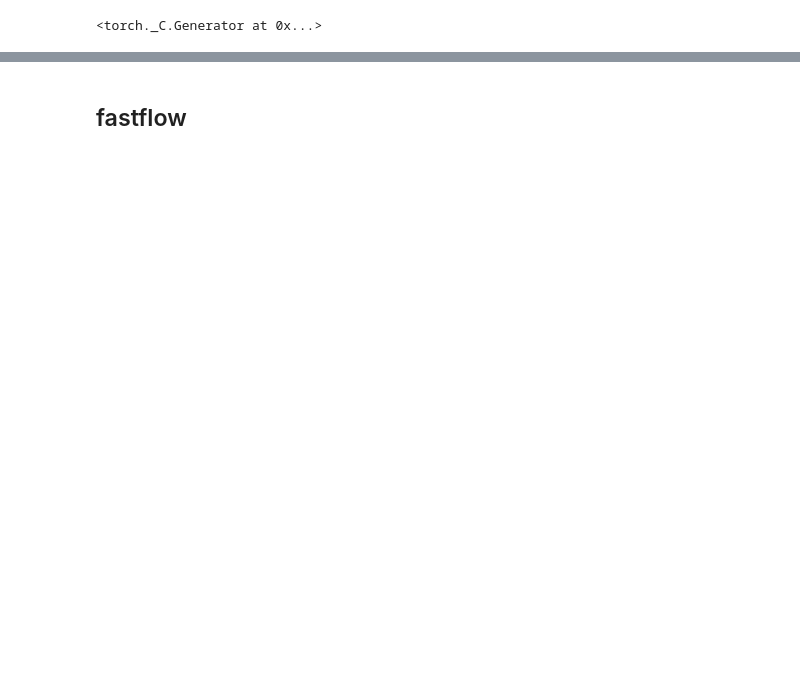
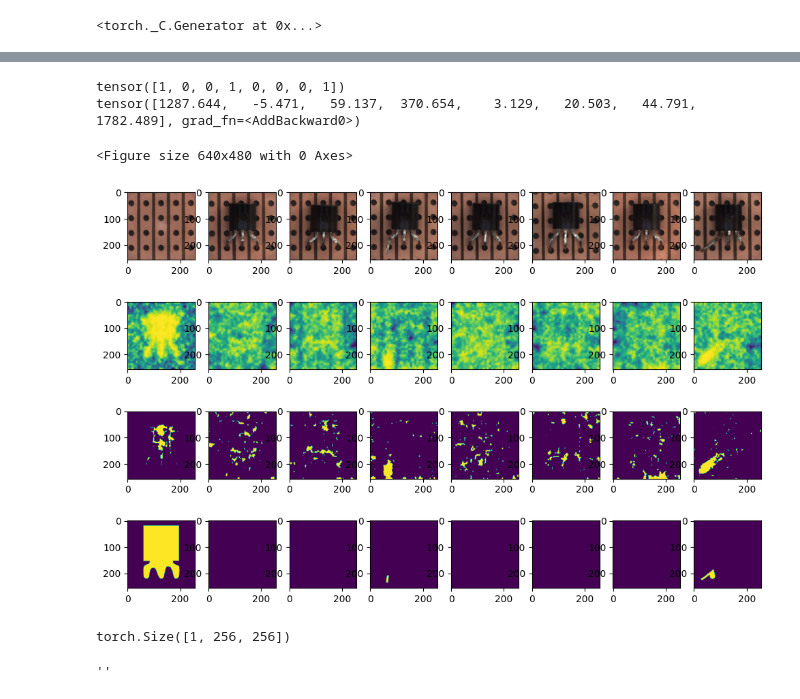
Before and after one commit to xjiae/arpro, a Jupyter notebook: notebooks/ad_vae_mvtec_test.ipynb, the cells around one changed output, grey strips where cells are left out. Drawn from its saved outputs; the diff is of its cells as text; code cells hidden in the pictures; blank space fills up the shorter version.

```diff
--- a/notebooks/ad_vae_mvtec_test.ipynb
+++ b/notebooks/ad_vae_mvtec_test.ipynb
@@ -48,2 +15,0 @@ TypeError: EfficientAdModel.__init__() got an unexpected keyword argument 'devic
-# %% [markdown]
-## fastflow
@@ -50,37 +24,31 @@ TypeError: EfficientAdModel.__init__() got an unexpected keyword argument 'devic
+# %%
+torch.manual_seed(1234)
+N = 8
+dataloader = get_ad_dataloader("mvtec", batch_size=N, category=cat, split="test", normalize_image=False)
+for batch in dataloader:
+    x = batch["image"]
+    out = model(2*x - 1)
+    break
+
+thresh = out.alpha.flatten(1).quantile(0.95, dim=1)
+alpha_thresh = (out.alpha.detach() > thresh.view(N,1,1,1)).long()
+print(batch["label"])
+print(out.score)
+# %% [output]
+tensor([1, 0, 0, 1, 0, 0, 0, 1])
+tensor([1287.644,   -5.471,   59.137,  370.654,    3.129,   20.503,   44.791, 1782.489], grad_fn=<AddBackward0>)
 # %%
-cat = "bottle"
-model = FastflowAdModel()
-state_dict = torch.load(f"../_dump/ad_fast_mvtec_{cat}_best.pt")["model_state_dict"]
-model.load_state_dict(state_dict)
-model.eval()
-;
-torch.manual_seed(1236)
-dataloader = get_ad_dataloader("mvtec", "vae", batch_size=8, category=cat, split="test", normalize_image=False)
-for batch in dataloader:
-    break
-print(batch["label"])
-with torch.no_grad():
-    x = batch["image"]
-    out = model(2*x-1)
-score = out.score
-thresh = out.alpha.flatten(1).quantile(0.95, dim=1)
-# batch["label"], score, thresh
-print(score)
 plt.clf()
-xs = []
+fig, ax = plt.subplots(4,8, figsize=(12, 8))
 for i in range(8):
     xi = x[i].detach()
-    with torch.no_grad():
-        score = model(2*xi.unsqueeze(0) - 1).score
-        print(score.item())
-        xs
-fig, ax = plt.subplots(3,8, figsize=(12, 8))
-for i in range(8):
-    xi = x[i].detach()
-    # xhati = (out.others["map_ae"][i].detach()*0.5 + 0.5).clamp(0,1)
-    alphai = out.alpha[i].max(dim=0).values.detach()
-    alphai_big = alphai > thresh[i]
+    alphai = out.alpha[i].detach()
+    alphai_thresh = alpha_thresh[i]
+    maski = batch["mask"][i]
     ax[0,i].imshow(xi.numpy().transpose(1,2,0))
-    # ax[1,i].imshow(xhati.cpu().numpy().transpose(1,2,0))
-    # ax[1,i].imshow(alphai.cpu().numpy())
-    ax[2,i].imshow(alphai_big.cpu().numpy())
+    ax[1,i].imshow(alphai.numpy().transpose(1,2,0))
+    ax[2,i].imshow(alphai_thresh.numpy().transpose(1,2,0))
+    ax[3,i].imshow(maski.numpy().transpose(1,2,0))
+# %% [output]
+<Figure size 640x480 with 0 Axes>
+[figure, added]
@@ -120,10 +55,17 @@ model = EfficientAdModel()
+# %%
+alphai_thresh.shape
+# %% [output]
+torch.Size([1, 256, 256])
 # %%
 # model = VaeADModel()
-model = EfficientAdModel()
-state_dict = torch.load("../_dump/ad_eff_mvtec_transistor_last.pt")["model_state_dict"]
+cat = "bottle"
+model = EfficientAdADModel(model_size="medium")
+state_dict = torch.load(f"../_dump/ad_eff_mvtec_{cat}_last.pt")["model_state_dict"]
 
-# state_dict = torch.load("../_dump/ad_vae_mvtec_transistor_rs1.00_ks2.00_cs0.1_best.pt")["model_state_dict"]
+# state_dict = torch.load   ("../_dump/ad_vae_mvtec_transistor_rs1.00_ks2.00_cs0.1_best.pt")["model_state_dict"]
 model.load_state_dict(state_dict)
 model.eval()
 ;
+# %% [output]
+''
 # %%
```
Also changed, not shown: parts of 12 cells of this notebook, 14 other files.
